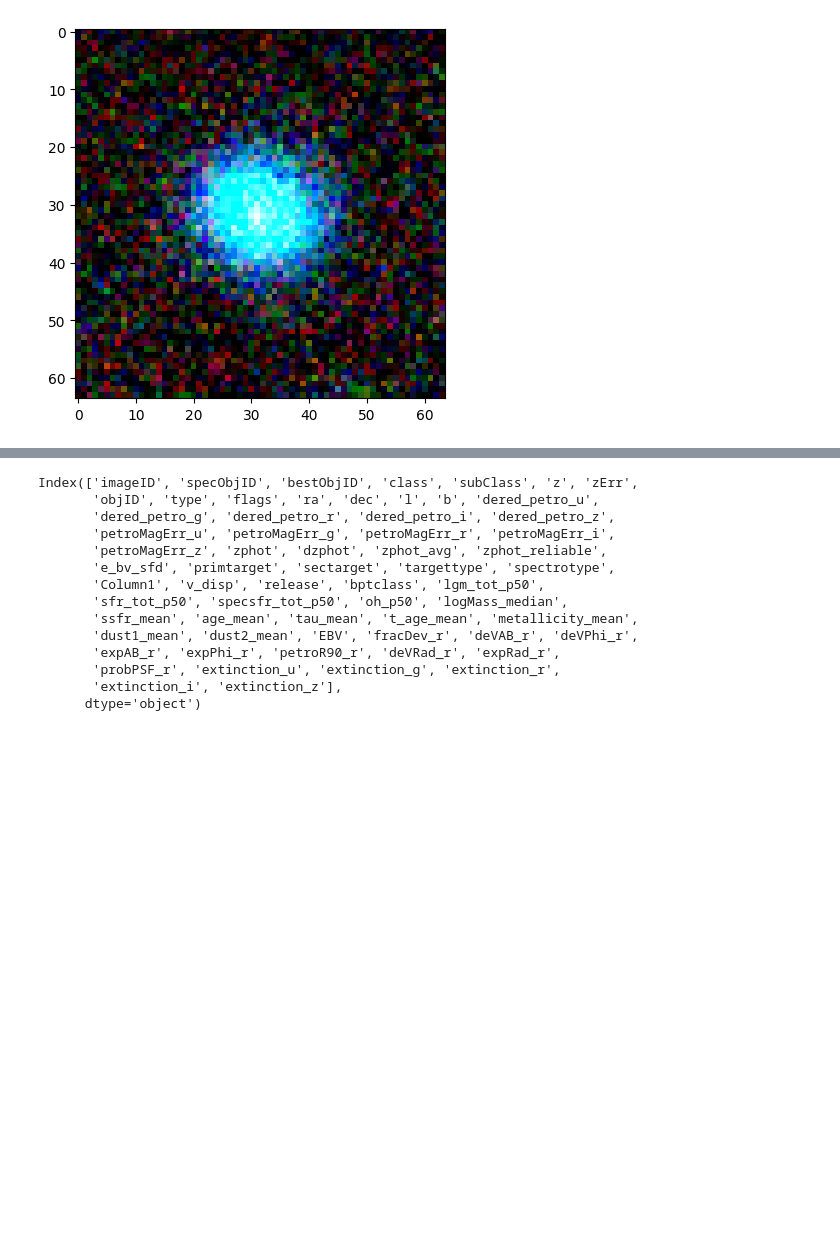
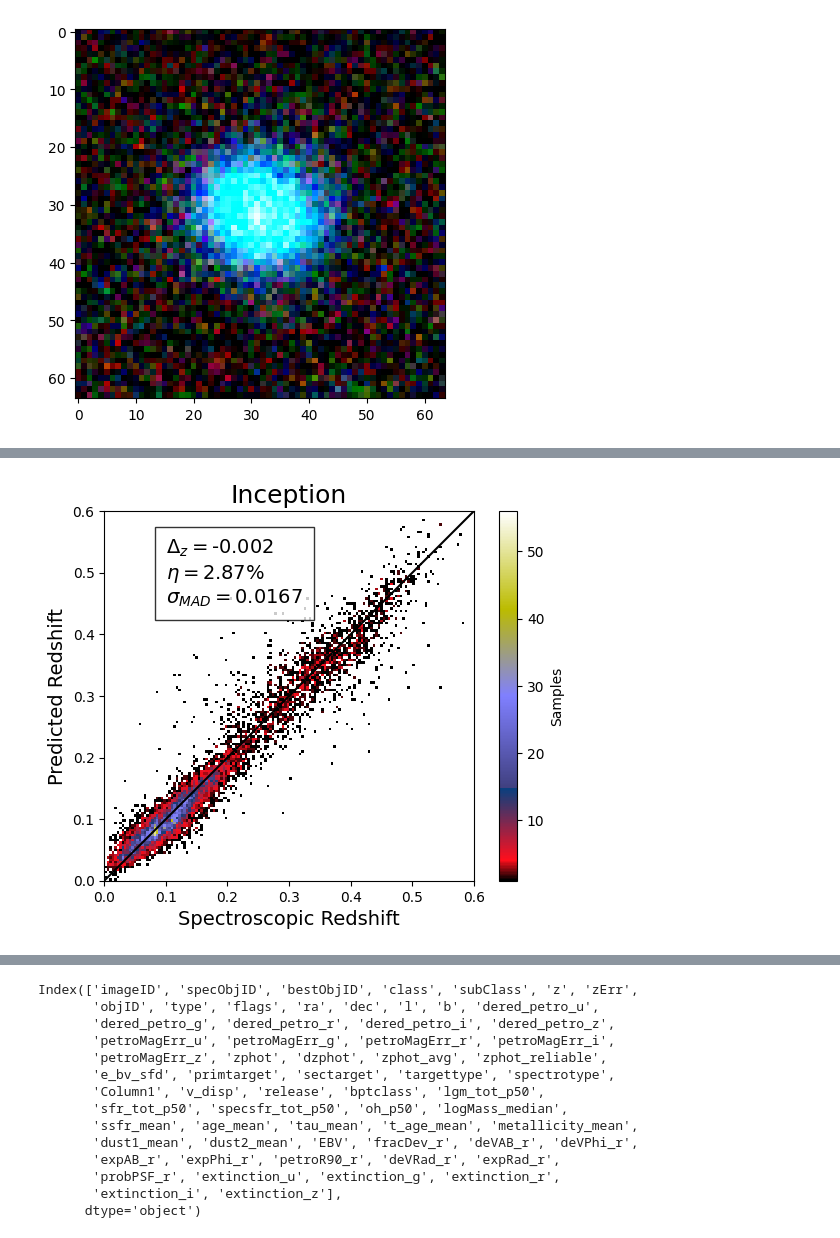
Before and after one commit to valentin-brekke/images-to-pz, a Jupyter notebook: Notebooks/Inception_Pasquet.ipynb, the cells around one changed output, grey strips where cells are left out. Drawn from its saved outputs; the diff is of its cells as text; code cells hidden in the pictures; blank space fills up the shorter version.

```diff
--- a/Notebooks/Inception_Pasquet.ipynb
+++ b/Notebooks/Inception_Pasquet.ipynb
@@ -155,0 +128,4 @@ Outlier fraction: 3.59%
+# %%
+plot_results(data['test'][1], preds, pred_bias, out_frac, smad, 'Inception')
+# %% [output]
+[figure, added]
```
Also changed, not shown: parts of 80 cells of this notebook, 7 other files.
